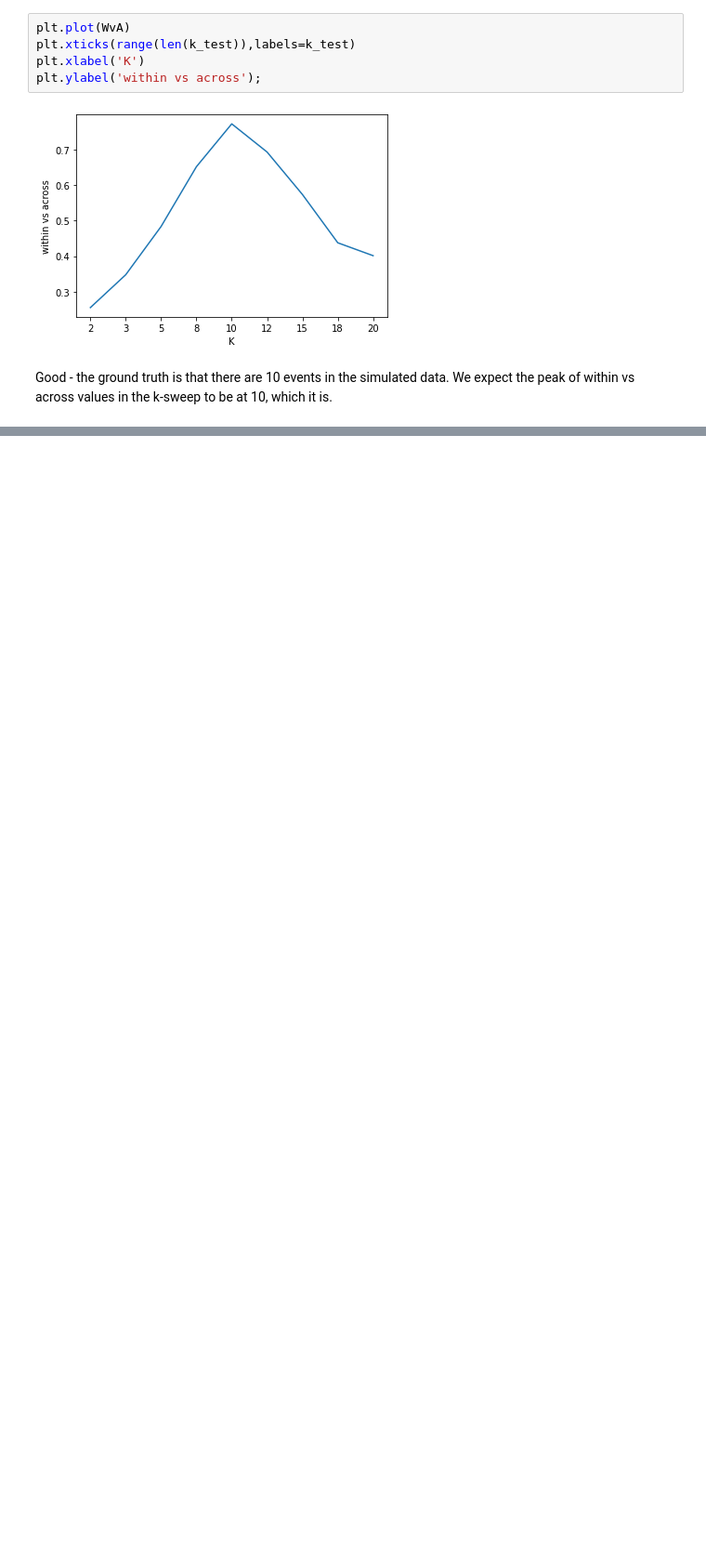
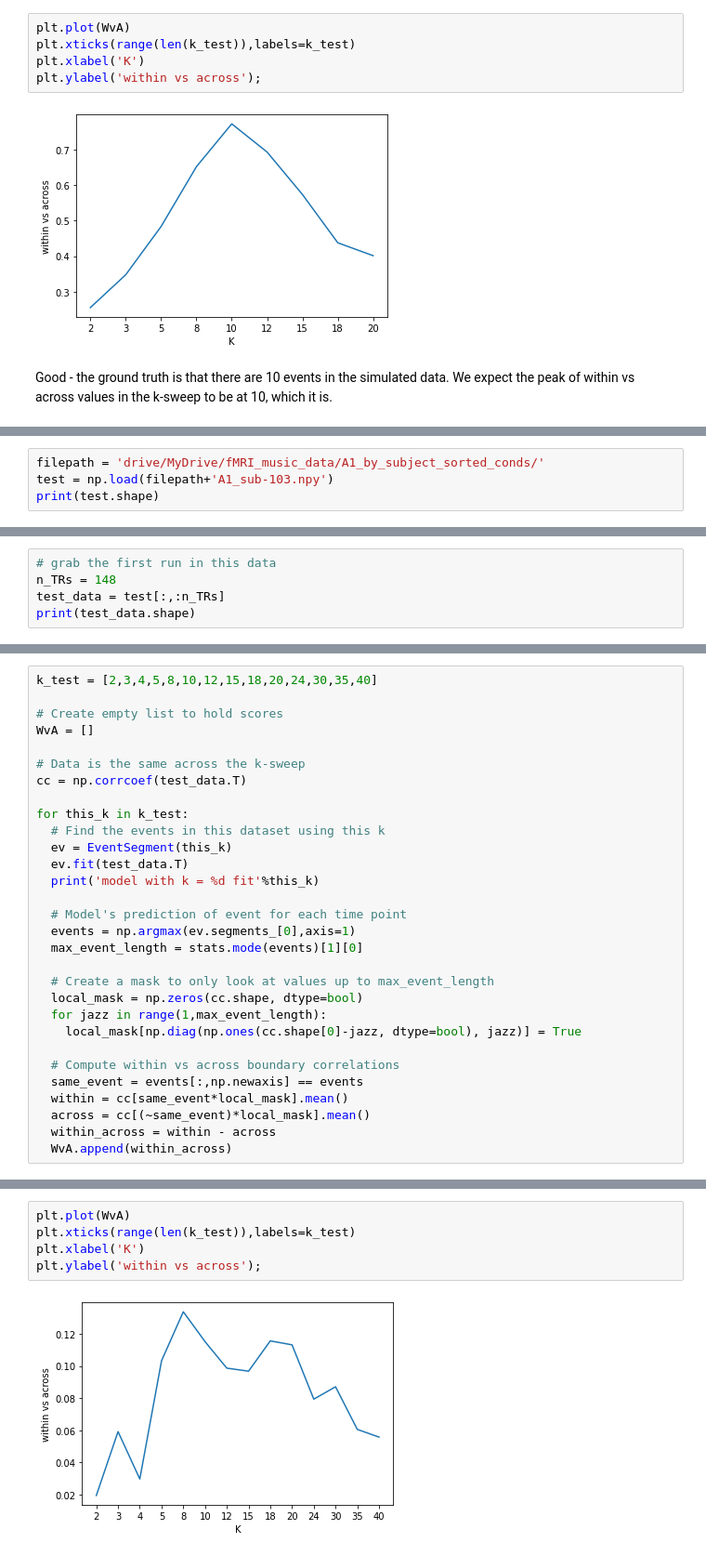
Before and after one commit to riesacassano/fMRI_piano, a Jupyter notebook: ryc_101521_WvA_implementation.ipynb, the cells around one changed output, grey strips where cells are left out. Shown at 93% size. Cells and saved outputs as stored; diff of their text form; blank space fills up the shorter version.

Commit message:
Tested with A1 data

```diff
--- a/ryc_101521_WvA_implementation.ipynb
+++ b/ryc_101521_WvA_implementation.ipynb
@@ -246,0 +249,4 @@ Good - the ground truth is that there are 10 events in the simulated data. We ex
+# %%
+filepath = 'drive/MyDrive/fMRI_music_data/A1_by_subject_sorted_conds/'
+test = np.load(filepath+'A1_sub-103.npy')
+print(test.shape)
@@ -246,0 +255,5 @@ Good - the ground truth is that there are 10 events in the simulated data. We ex
+# %%
+# grab the first run in this data
+n_TRs = 148
+test_data = test[:,:n_TRs]
+print(test_data.shape)
@@ -246,0 +262,30 @@ Good - the ground truth is that there are 10 events in the simulated data. We ex
+# %%
+k_test = [2,3,4,5,8,10,12,15,18,20,24,30,35,40]
+
+# Create empty list to hold scores
+WvA = []
+
+# Data is the same across the k-sweep
+cc = np.corrcoef(test_data.T)
+
+for this_k in k_test:
+  # Find the events in this dataset using this k
+  ev = EventSegment(this_k)
+  ev.fit(test_data.T)
+  print('model with k = %d fit'%this_k)
+
+  # Model's prediction of event for each time point
+  events = np.argmax(ev.segments_[0],axis=1)
+  max_event_length = stats.mode(events)[1][0]
+
+  # Create a mask to only look at values up to max_event_length
+  local_mask = np.zeros(cc.shape, dtype=bool)
+  for jazz in range(1,max_event_length):
+    local_mask[np.diag(np.ones(cc.shape[0]-jazz, dtype=bool), jazz)] = True
+
+  # Compute within vs across boundary correlations
+  same_event = events[:,np.newaxis] == events
+  within = cc[same_event*local_mask].mean()
+  across = cc[(~same_event)*local_mask].mean()
+  within_across = within - across
+  WvA.append(within_across)
@@ -246,0 +307,7 @@ Good - the ground truth is that there are 10 events in the simulated data. We ex
+# %%
+plt.plot(WvA)
+plt.xticks(range(len(k_test)),labels=k_test)
+plt.xlabel('K')
+plt.ylabel('within vs across');
+# %% [output]
+[figure, added]
```
Also changed, not shown: parts of 15 cells of this notebook.
